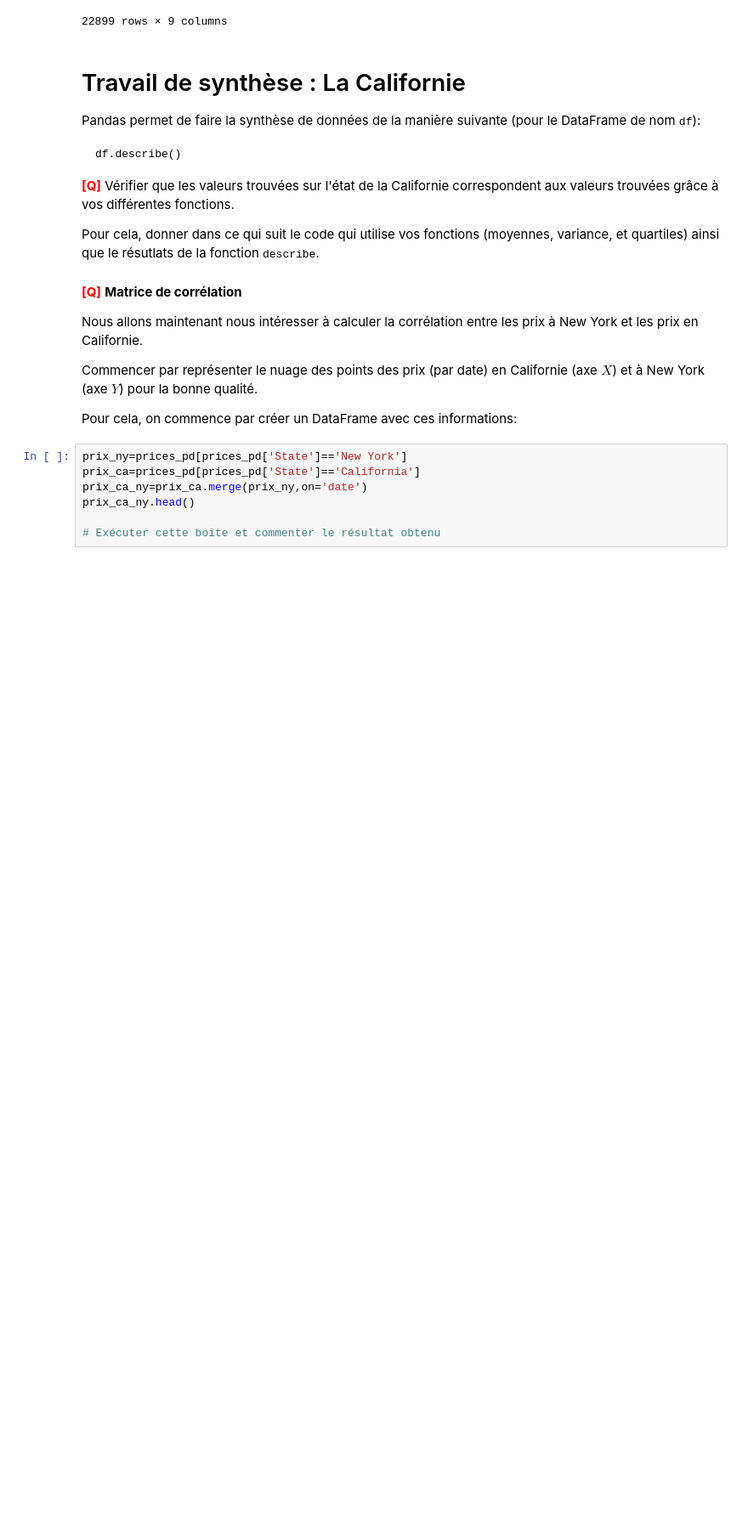
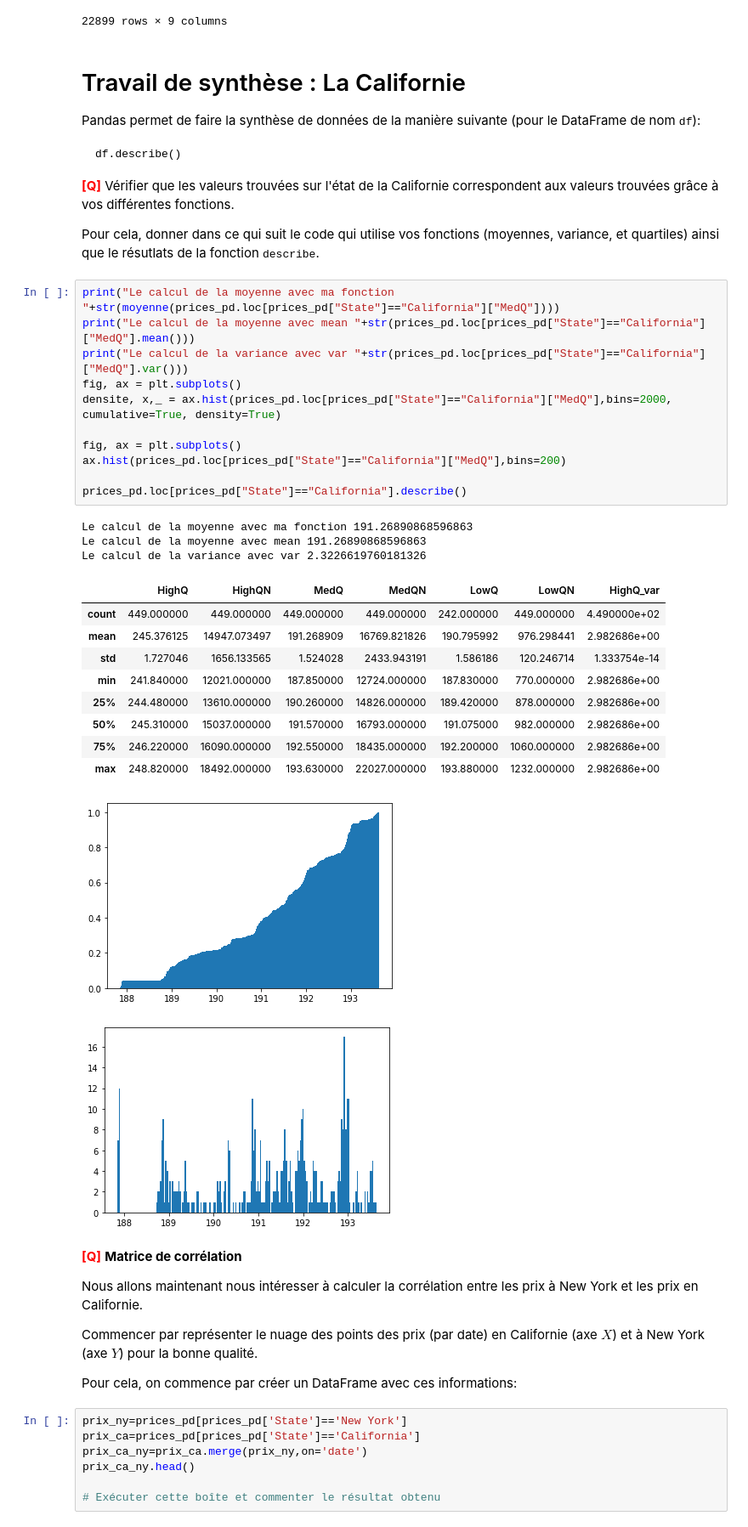
Before and after one commit to baris221/LU3IN026_TME, a Jupyter notebook: TME1/tme-01-Kaftancioglu-Tawbi.ipynb, the cells around one changed output. Shown at 85% size. Drawn from its saved outputs; the diff is of its cells as text; blank space fills up the shorter version.

```diff
--- a/TME1/tme-01-Kaftancioglu-Tawbi.ipynb
+++ b/TME1/tme-01-Kaftancioglu-Tawbi.ipynb
@@ -751,6 +751,32 @@ Pandas permet de faire la synthèse de données de la manière suivante (pour le
 <font color="RED" size="+1">**[Q]**</font> Vérifier que les valeurs trouvées sur l'état de la Californie correspondent aux valeurs trouvées grâce à vos différentes fonctions.
 
 Pour cela, donner dans ce qui suit le code qui utilise vos fonctions (moyennes, variance, et quartiles) ainsi que le résutlats de la fonction <tt>describe</tt>.
+# %%
+print("Le calcul de la moyenne avec ma fonction "+str(moyenne(prices_pd.loc[prices_pd["State"]=="California"]["MedQ"])))
+print("Le calcul de la moyenne avec mean "+str(prices_pd.loc[prices_pd["State"]=="California"]["MedQ"].mean()))
+print("Le calcul de la variance avec var "+str(prices_pd.loc[prices_pd["State"]=="California"]["MedQ"].var()))
+fig, ax = plt.subplots()
+densite, x,_ = ax.hist(prices_pd.loc[prices_pd["State"]=="California"]["MedQ"],bins=2000, cumulative=True, density=True)
+
+fig, ax = plt.subplots()
+ax.hist(prices_pd.loc[prices_pd["State"]=="California"]["MedQ"],bins=200)
+
+prices_pd.loc[prices_pd["State"]=="California"].describe()
+# %% [output]
+Le calcul de la moyenne avec ma fonction 191.26890868596863
+Le calcul de la moyenne avec mean 191.26890868596863
+Le calcul de la variance avec var 2.3226619760181326
+|  | HighQ | HighQN | MedQ | MedQN | LowQ | LowQN | HighQ_var |
+| count | 449.000000 | 449.000000 | 449.000000 | 449.000000 | 242.000000 | 449.000000 | 4.490000e+02 |
+| mean | 245.376125 | 14947.073497 | 191.268909 | 16769.821826 | 190.795992 | 976.298441 | 2.982686e+00 |
+| std | 1.727046 | 1656.133565 | 1.524028 | 2433.943191 | 1.586186 | 120.246714 | 1.333754e-14 |
+| min | 241.840000 | 12021.000000 | 187.850000 | 12724.000000 | 187.830000 | 770.000000 | 2.982686e+00 |
+| 25% | 244.480000 | 13610.000000 | 190.260000 | 14826.000000 | 189.420000 | 878.000000 | 2.982686e+00 |
+| 50% | 245.310000 | 15037.000000 | 191.570000 | 16793.000000 | 191.075000 | 982.000000 | 2.982686e+00 |
+| 75% | 246.220000 | 16090.000000 | 192.550000 | 18435.000000 | 192.200000 | 1060.000000 | 2.982686e+00 |
+| max | 248.820000 | 18492.000000 | 193.630000 | 22027.000000 | 193.880000 | 1232.000000 | 2.982686e+00 |
+[figure, added]
+[figure, added]
 # %% [markdown]
 <font color="RED" size="+1">**[Q]**</font> **Matrice de corrélation**
 
```
Also changed, not shown: parts of 1 cell of this notebook.
